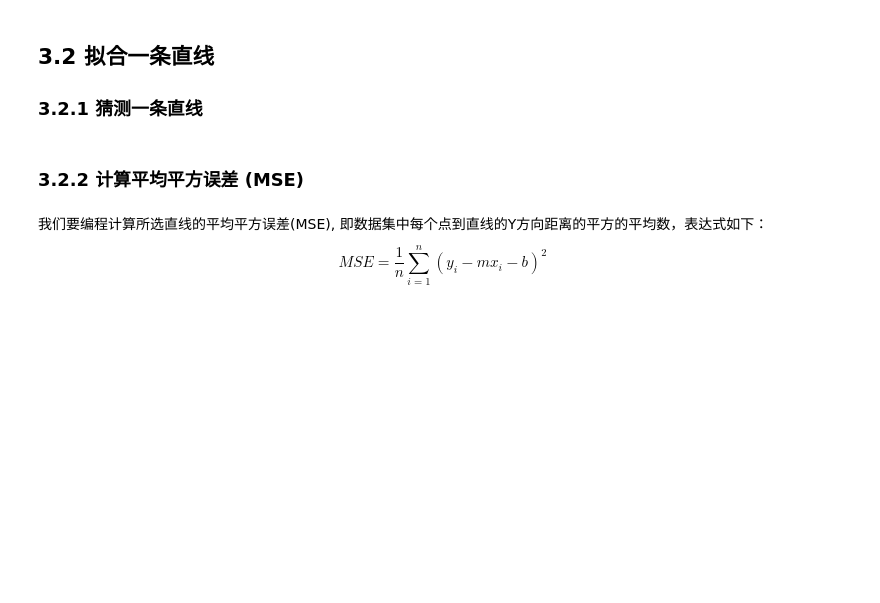
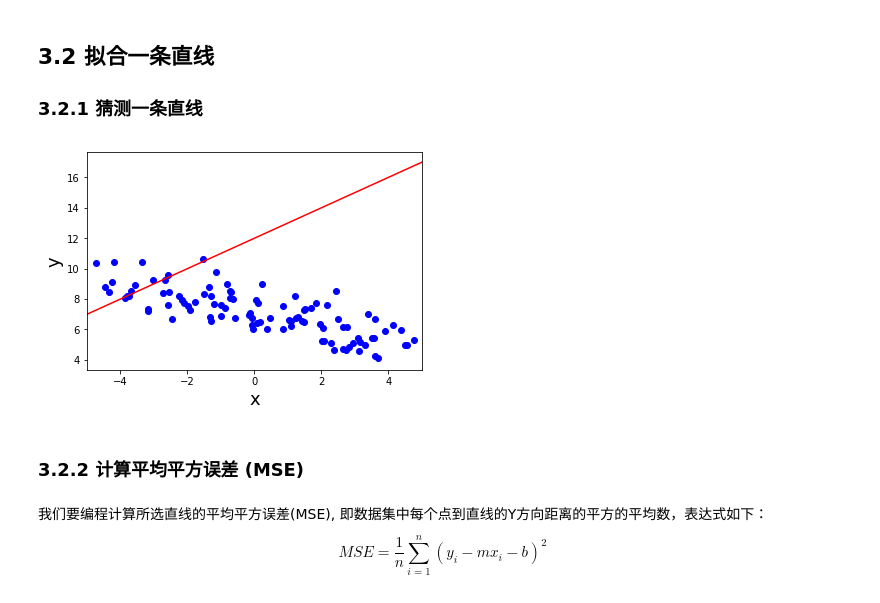
Before and after one commit to etangyushan/linear_algebra, a Jupyter notebook: linear_regression_project.ipynb, the cells around one changed output. Cells and saved outputs as stored; diff of their text form; code cells hidden in the pictures; blank space fills up the shorter version.

```diff
--- a/linear_regression_project.ipynb
+++ b/linear_regression_project.ipynb
@@ -500,20 +497,22 @@ plt.show()
 ### 3.2.1 猜测一条直线
 # %%
 #TODO 请选择最适合的直线 y = mx + b
-m = 0
-b = 0
+m = 1.0
+b = 12.0
 
 # 不要修改这里！
 plt.xlim((-5,5))
 x_vals = plt.axes().get_xlim()
 y_vals = [m*x+b for x in x_vals]
 plt.plot(x_vals, y_vals, '-', color='r')
 
 plt.xlabel('x',fontsize=18)
 plt.ylabel('y',fontsize=18)
 plt.scatter(X,Y,c='b')
 
 plt.show()
+# %% [output]
+[figure, added]
 # %% [markdown]
 ### 3.2.2 计算平均平方误差 (MSE)
 # %% [markdown]
```
Also changed, not shown: parts of 17 cells of this notebook, 4 other files.
